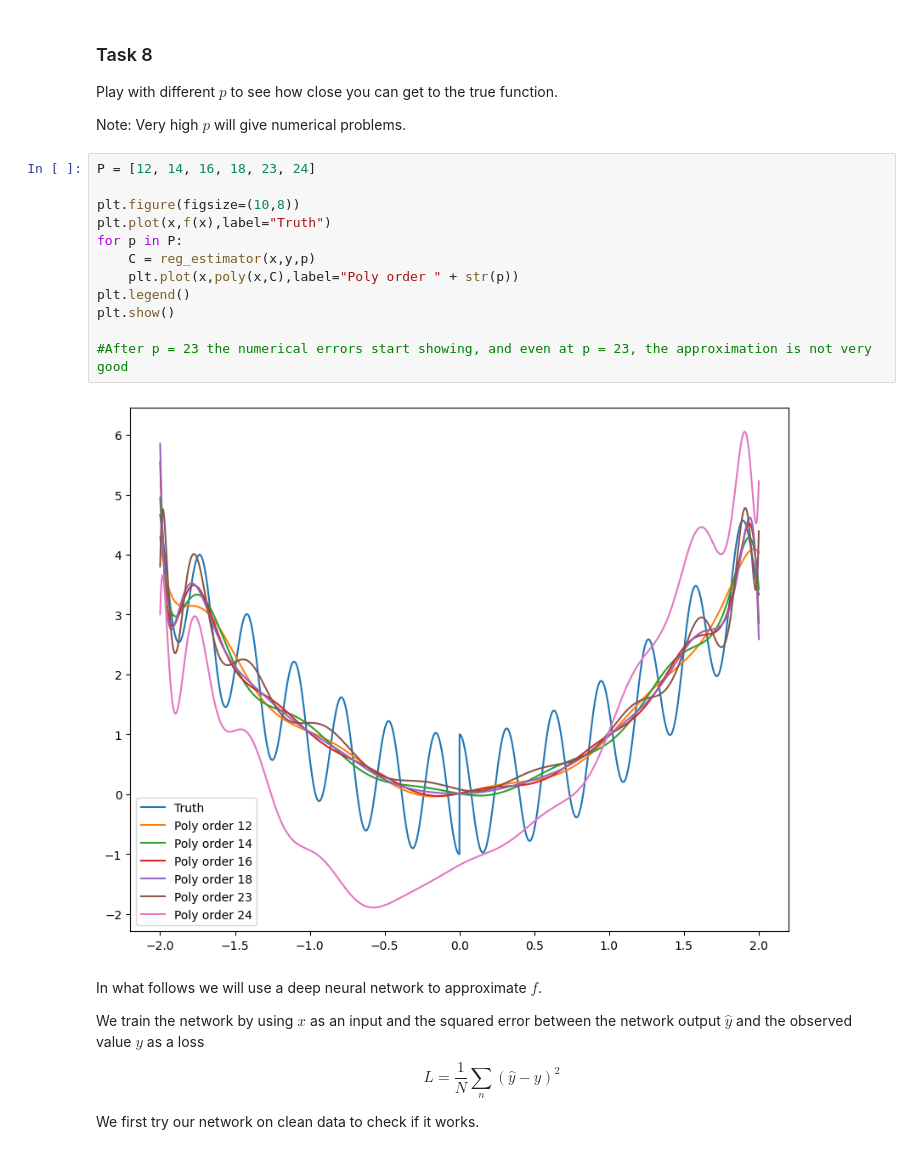
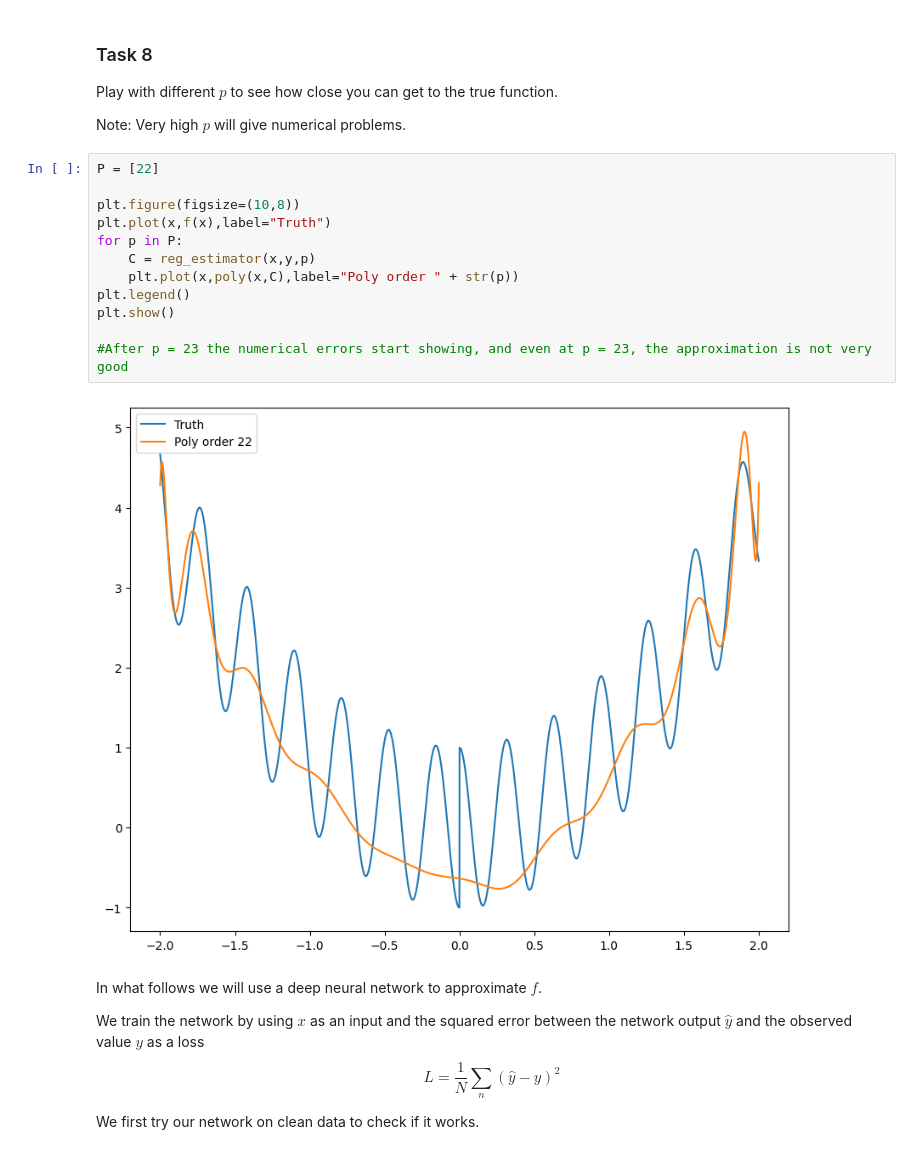
Before and after one commit to Sandermi99/TTT4185-Machine_learning, a Jupyter notebook: TTT4185_Assignment3(1).ipynb, the cells around one changed output. Saved outputs shown, nothing was run; the diff lists cells and outputs as text.

```diff
--- a/TTT4185_Assignment3(1).ipynb
+++ b/TTT4185_Assignment3(1).ipynb
@@ -729,19 +729,19 @@ Play with different $p$ to see how close you can get to the true function.
 
 Note: Very high $p$ will give numerical problems.
 # %%
-P = [12, 14, 16, 18, 23, 24]
+P = [22]
 
 plt.figure(figsize=(10,8))
 plt.plot(x,f(x),label="Truth")
 for p in P:
     C = reg_estimator(x,y,p)
     plt.plot(x,poly(x,C),label="Poly order " + str(p))
 plt.legend()
 plt.show()
 
 #After p = 23 the numerical errors start showing, and even at p = 23, the approximation is not very good
 # %% [output]
-[figure, old version]
+[figure, new version]
 # %% [markdown]
 In what follows we will use a deep neural network to approximate $f$.
 
```
Also changed, not shown: parts of 16 cells of this notebook.
